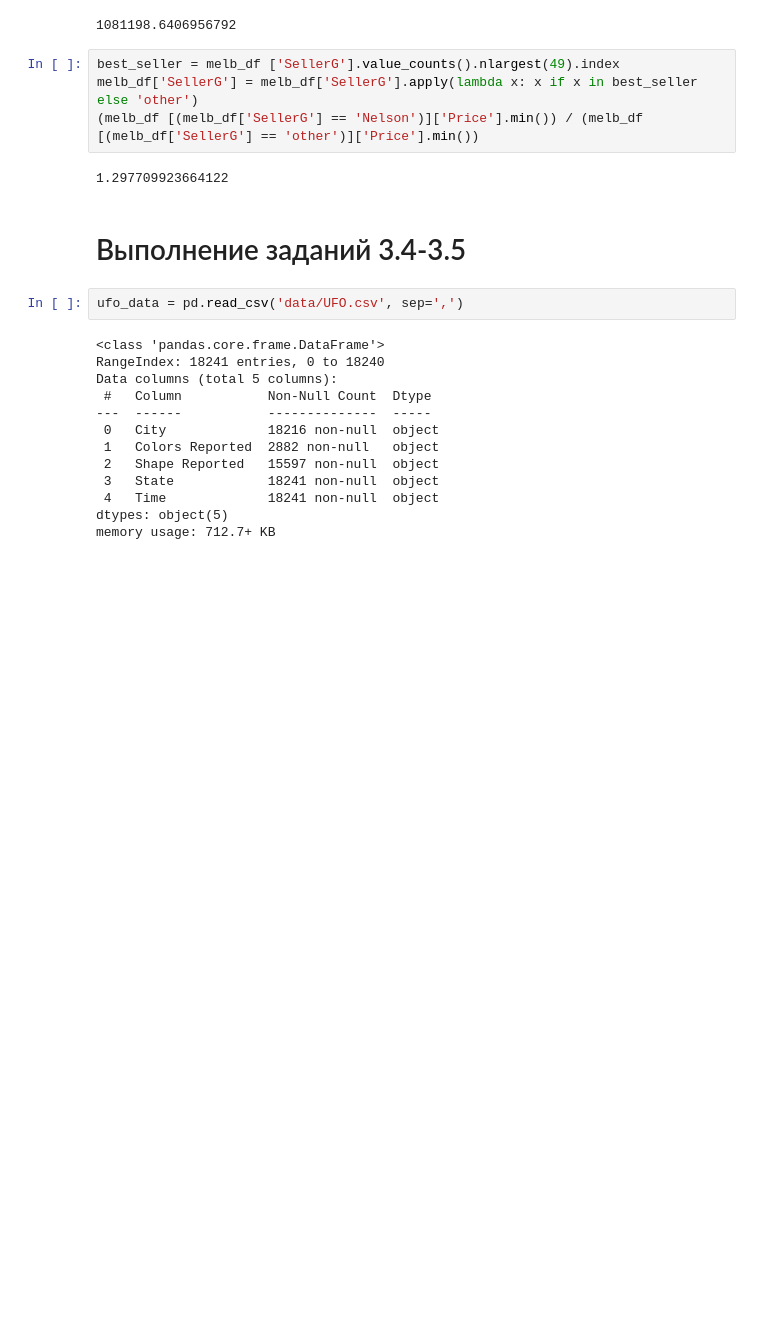
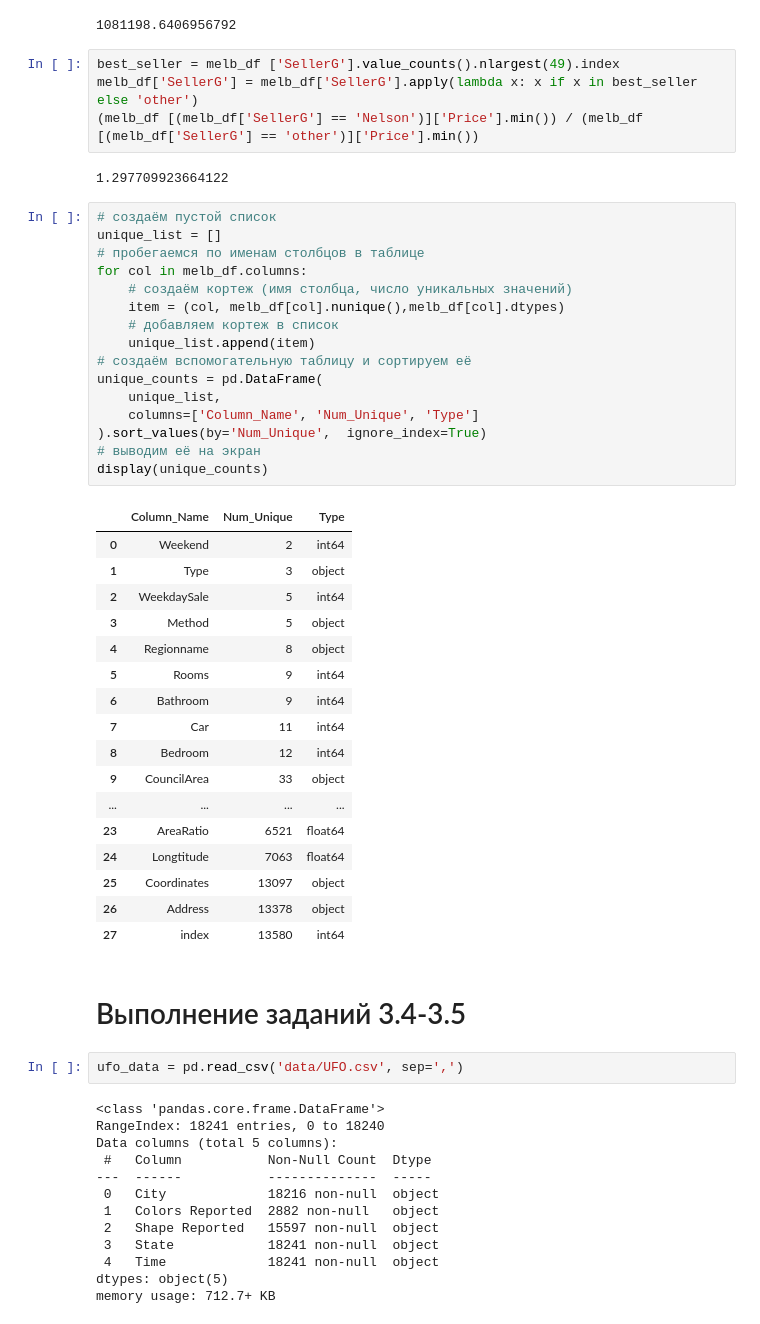
Before and after one commit to BenyaDP/My_education, a Jupyter notebook: Skillfactory/Введение в Pandas/Data.ipynb, the cells around one changed output. Drawn from its saved outputs; the diff is of its cells as text; blank space fills up the shorter version.

```diff
--- a/Skillfactory/Введение в Pandas/Data.ipynb
+++ b/Skillfactory/Введение в Pandas/Data.ipynb
@@ -250,6 +250,40 @@ melb_df['SellerG'] = melb_df['SellerG'].apply(lambda x: x if x in best_seller el
 (melb_df [(melb_df['SellerG'] == 'Nelson')]['Price'].min()) / (melb_df [(melb_df['SellerG'] == 'other')]['Price'].min())
 # %% [output]
 1.297709923664122
+# %%
+# создаём пустой список
+unique_list = []
+# пробегаемся по именам столбцов в таблице
+for col in melb_df.columns:
+    # создаём кортеж (имя столбца, число уникальных значений)
+    item = (col, melb_df[col].nunique(),melb_df[col].dtypes)
+    # добавляем кортеж в список
+    unique_list.append(item)
+# создаём вспомогательную таблицу и сортируем её
+unique_counts = pd.DataFrame(
+    unique_list,
+    columns=['Column_Name', 'Num_Unique', 'Type']
+).sort_values(by='Num_Unique',  ignore_index=True)
+# выводим её на экран
+display(unique_counts)
+# %% [output]
+|  | Column_Name | Num_Unique | Type |
+| 0 | Weekend | 2 | int64 |
+| 1 | Type | 3 | object |
+| 2 | WeekdaySale | 5 | int64 |
+| 3 | Method | 5 | object |
+| 4 | Regionname | 8 | object |
+| 5 | Rooms | 9 | int64 |
+| 6 | Bathroom | 9 | int64 |
+| 7 | Car | 11 | int64 |
+| 8 | Bedroom | 12 | int64 |
+| 9 | CouncilArea | 33 | object |
+| ... | ... | ... | ... |
+| 23 | AreaRatio | 6521 | float64 |
+| 24 | Longtitude | 7063 | float64 |
+| 25 | Coordinates | 13097 | object |
+| 26 | Address | 13378 | object |
+| 27 | index | 13580 | int64 |
 # %% [markdown]
 # Выполнение заданий 3.4-3.5
 # %%
```
Also changed, not shown: parts of 25 cells of this notebook, 2 other files.
